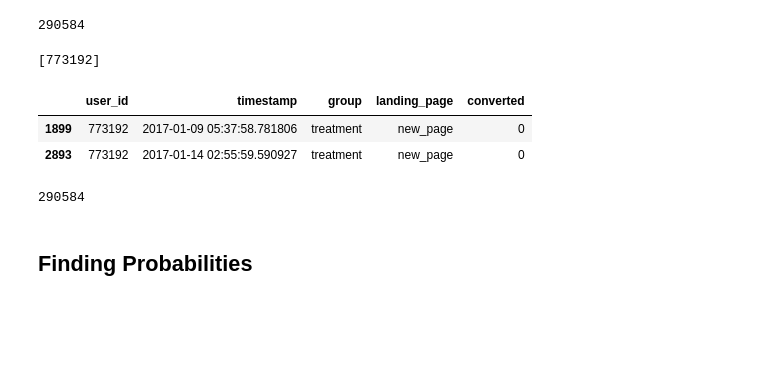
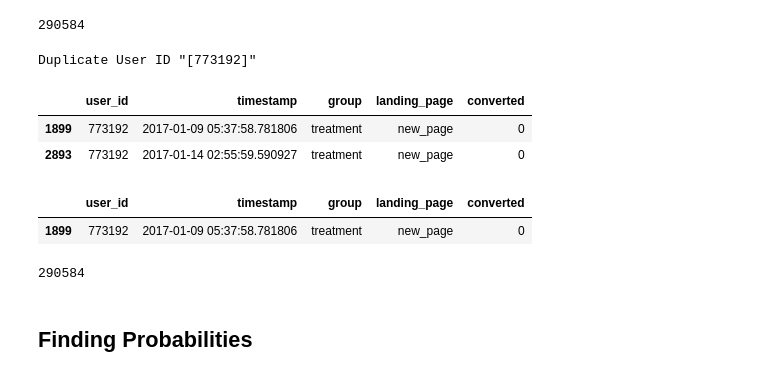
Before and after one commit to vchandraiitk/datascience, a Jupyter notebook: M1_MP2_NB_Hypothesis_Testing_Final.ipynb, the cells around one changed output. Saved outputs shown, nothing was run; the diff lists cells and outputs as text; code cells hidden in the pictures; blank space fills up the shorter version.

```diff
--- a/M1_MP2_NB_Hypothesis_Testing_Final.ipynb
+++ b/M1_MP2_NB_Hypothesis_Testing_Final.ipynb
@@ -258,8 +257,8 @@ df_filtered['user_id'].nunique()
 # print the duplicated user_id
 # drop the duplicate user_id, keep your dataframe name as same.
 duplicate_user_id=df_filtered[df_filtered.duplicated('user_id', keep=False)]['user_id'].unique()
-print(duplicate_user_id)
+print(f'Duplicate User ID "{duplicate_user_id}"')
 # %% [output]
-[773192]
+Duplicate User ID "[773192]"
 # %%
 # show the row information of the duplicate user_id
@@ -272,10 +270,16 @@ df_filtered[df_filtered['user_id'].isin(duplicate_user_id)]
 # %%
 # drop the duplicate user_id, keep your dataframe name as same.
 df_filtered=df_filtered.drop_duplicates(subset='user_id')
+#(Optional) Verifying rows for duplicated userID
+df_filtered[df_filtered['user_id'].isin(duplicate_user_id)]
+# %% [output]
+|  | user_id | timestamp | group | landing_page | converted |
+| 1899 | 773192 | 2017-01-09 05:37:58.781806 | treatment | new_page | 0 |
-# %%
-df_filtered.shape[0]
-# %% [output]
-290584
+# %%
+#Count of rows after dropping the duplicate
+df_filtered.shape[0]
+# %% [output]
+290584
 # %% [markdown]
 ## Finding Probabilities
 # %% [markdown]
```
Also changed, not shown: parts of 28 cells of this notebook.
